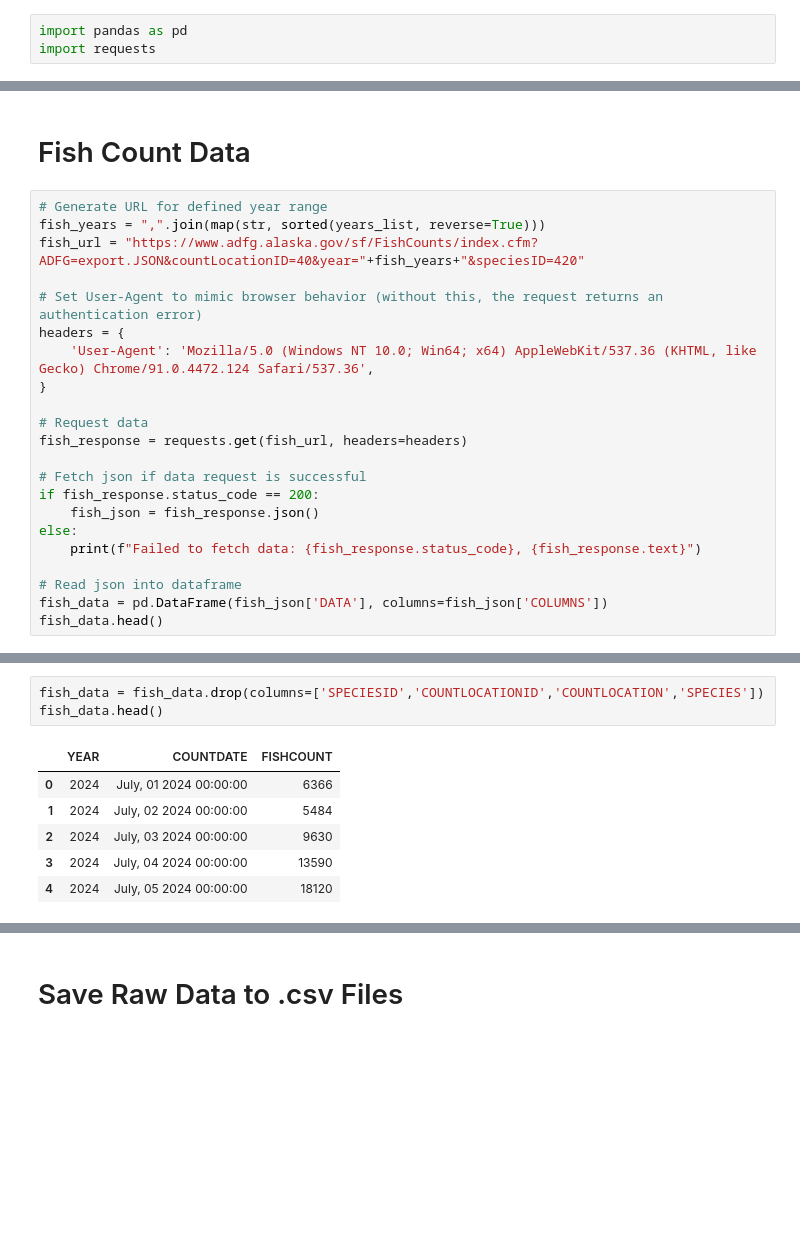
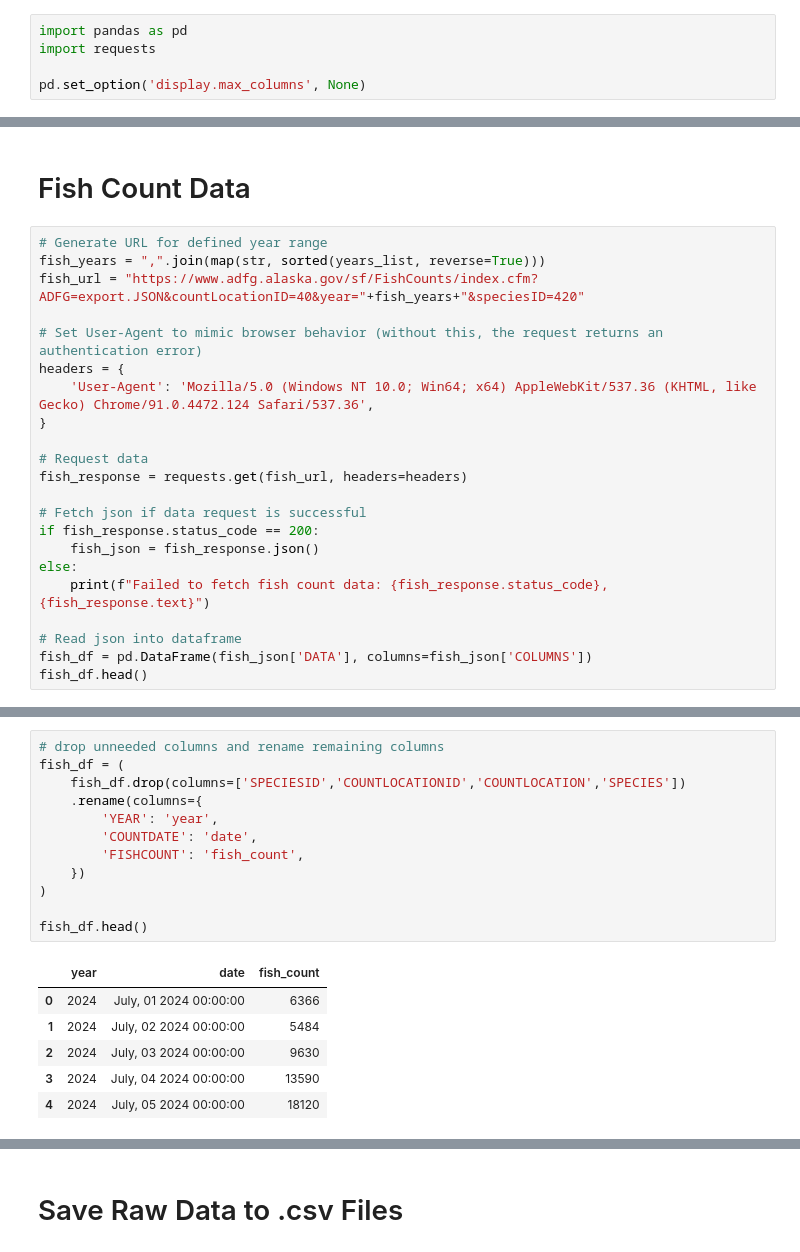
Before and after one commit to tyler-dardis/kenai-river-salmon-counts, a Jupyter notebook: notebooks/data_ingestion.ipynb, the cells around one changed output, grey strips where cells are left out. Cells and saved outputs as stored; diff of their text form; blank space fills up the shorter version.

Commit message:
Update data_ingestion notebook

```diff
--- a/notebooks/data_ingestion.ipynb
+++ b/notebooks/data_ingestion.ipynb
@@ -1,6 +1,8 @@
 # %%
 import pandas as pd
 import requests
+
+pd.set_option('display.max_columns', None)
 # %%
 # Define year range
 start_year = 2015
@@ -26,11 +28,11 @@ fish_response = requests.get(fish_url, headers=headers)
 if fish_response.status_code == 200:
     fish_json = fish_response.json()
 else:
-    print(f"Failed to fetch data: {fish_response.status_code}, {fish_response.text}")
+    print(f"Failed to fetch fish count data: {fish_response.status_code}, {fish_response.text}")
 
 # Read json into dataframe
-fish_data = pd.DataFrame(fish_json['DATA'], columns=fish_json['COLUMNS'])
-fish_data.head()
+fish_df = pd.DataFrame(fish_json['DATA'], columns=fish_json['COLUMNS'])
+fish_df.head()
 # %% [output]
 |  | YEAR | COUNTDATE | FISHCOUNT | SPECIESID | COUNTLOCATIONID | COUNTLOCATION | SPECIES |
 | 0 | 2024 | July, 01 2024 00:00:00 | 6366 | 420 | 40 | Kenai River (late-run sockeye) | Sockeye |
@@ -54,10 +56,19 @@ fish_data.describe(include='all')
 | 75% | 2022.000000 | NaN | 41381.000000 | 420.0 | 40.0 | NaN | NaN |
 | max | 2024.000000 | NaN | 195029.000000 | 420.0 | 40.0 | NaN | NaN |
 # %%
-fish_data = fish_data.drop(columns=['SPECIESID','COUNTLOCATIONID','COUNTLOCATION','SPECIES'])
-fish_data.head()
+# drop unneeded columns and rename remaining columns
+fish_df = (
+    fish_df.drop(columns=['SPECIESID','COUNTLOCATIONID','COUNTLOCATION','SPECIES'])
+    .rename(columns={
+        'YEAR': 'year',
+        'COUNTDATE': 'date',
+        'FISHCOUNT': 'fish_count',
+    })
+)
+
+fish_df.head()
 # %% [output]
-|  | YEAR | COUNTDATE | FISHCOUNT |
+|  | year | date | fish_count |
 | 0 | 2024 | July, 01 2024 00:00:00 | 6366 |
 | 1 | 2024 | July, 02 2024 00:00:00 | 5484 |
 | 2 | 2024 | July, 03 2024 00:00:00 | 9630 |
```
Also changed, not shown: parts of 13 cells of this notebook, 2 other files.
